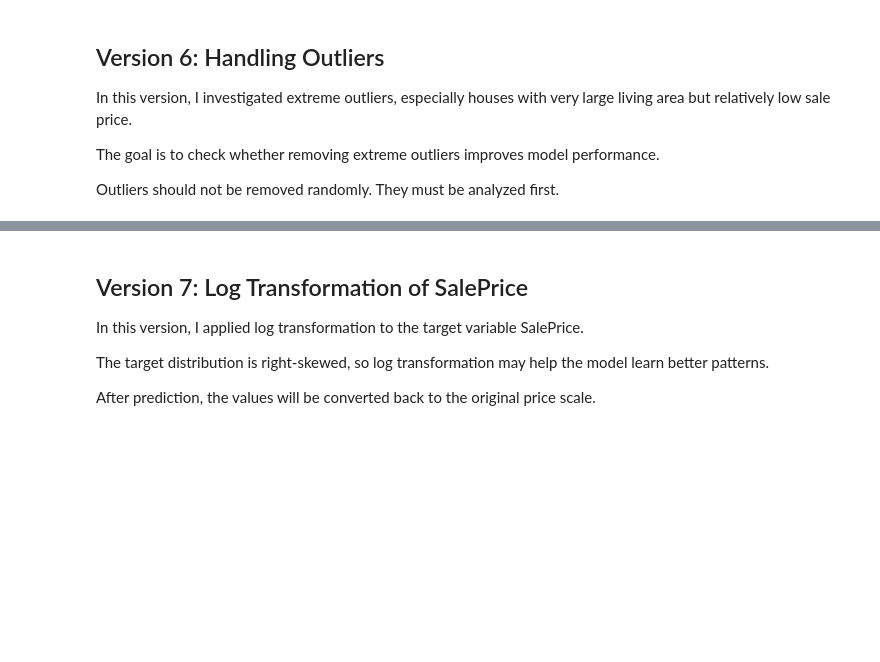
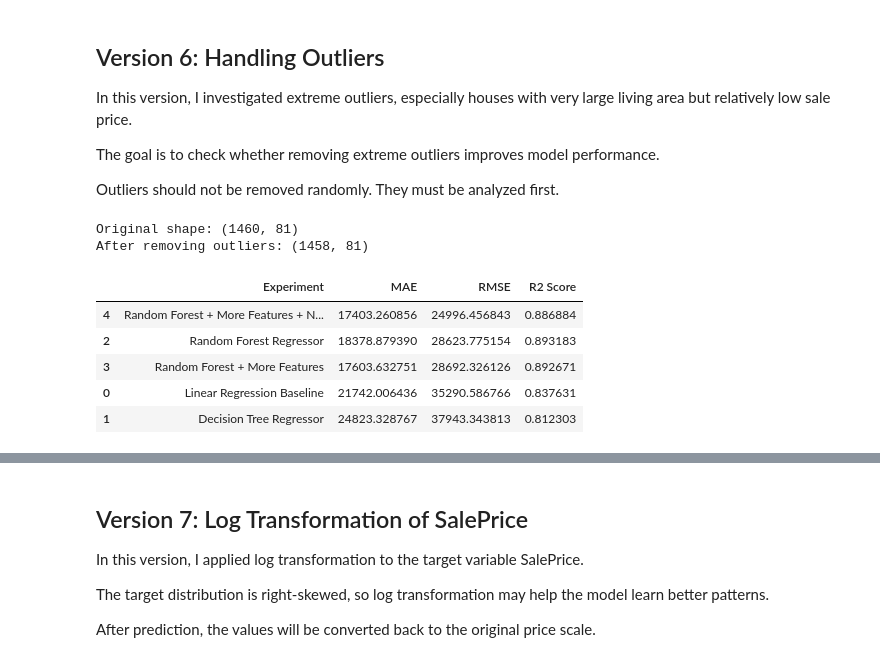
Before and after one commit to raghadnedal/house-price-prediction, a Jupyter notebook: house_price_prediction.ipynb, the cells around one changed output, grey strips where cells are left out. Cells and saved outputs as stored; diff of their text form; code cells hidden in the pictures; blank space fills up the shorter version.

```diff
--- a/house_price_prediction.ipynb
+++ b/house_price_prediction.ipynb
@@ -703,3 +703,30 @@ In this version, I investigated extreme outliers, especially houses with very la
 The goal is to check whether removing extreme outliers improves model performance.
 
 Outliers should not be removed randomly. They must be analyzed first.
+# %%
+# Check houses with very large living area but relatively low sale price
+outliers = df_clean[(df_clean["GrLivArea"] > 4000) & (df_clean["SalePrice"] < 300000)]
+
+outliers[["Id", "GrLivArea", "SalePrice", "OverallQual", "Neighborhood"]]
+df_no_outliers=df_clean.drop(index=outliers.index)
+print("Original shape:", df_clean.shape)
+print("After removing outliers:", df_no_outliers.shape)
+# %% [output]
+Original shape: (1460, 81)
+After removing outliers: (1458, 81)
+# %%
+X_out = df_no_outliers[selected_features_v2].copy()
+y_out = df_no_outliers["SalePrice"]
+# %%
+for col in quality_cols_v2:
+    X_out[col] = X_out[col].map(quality_map)
+
+X_out["GarageFinish"] = X_out["GarageFinish"].map(garage_finish_mapping)
+
+X_out["CentralAir"] = X_out["CentralAir"].map(central_air_mapping)
+# %%
+X_out_encoded=pd.get_dummies(
+    X_out,
+    columns=nominal_features_v2,
+    drop_first=True
+)
@@ -705,0 +740,29 @@ Outliers should not be removed randomly. They must be analyzed first.
+# %%
+forest_model_out = RandomForestRegressor(
+    n_estimators=100,
+    random_state=42
+)
+
+forest_model_out.fit(X_train_out, y_train_out)
+y_pred_out = forest_model_out.predict(X_test_out)
+
+
+mae_out = mean_absolute_error(y_test_out, y_pred_out)
+rmse_out = np.sqrt(mean_squared_error(y_test_out, y_pred_out))
+r2_out = r2_score(y_test_out, y_pred_out)
+
+results.append({
+    "Experiment":  "Random Forest + More Features + No Outliers",
+    "MAE": mae_out,
+    "RMSE": rmse_out,
+    "R2 Score": r2_out
+})
+results_df=pd.DataFrame(results)
+results_df.sort_values(by="RMSE")
+# %% [output]
+|  | Experiment | MAE | RMSE | R2 Score |
+| 4 | Random Forest + More Features + N... | 17403.260856 | 24996.456843 | 0.886884 |
+| 2 | Random Forest Regressor | 18378.879390 | 28623.775154 | 0.893183 |
+| 3 | Random Forest + More Features | 17603.632751 | 28692.326126 | 0.892671 |
+| 0 | Linear Regression Baseline | 21742.006436 | 35290.586766 | 0.837631 |
+| 1 | Decision Tree Regressor | 24823.328767 | 37943.343813 | 0.812303 |
```
Also changed, not shown: parts of 17 cells of this notebook.
